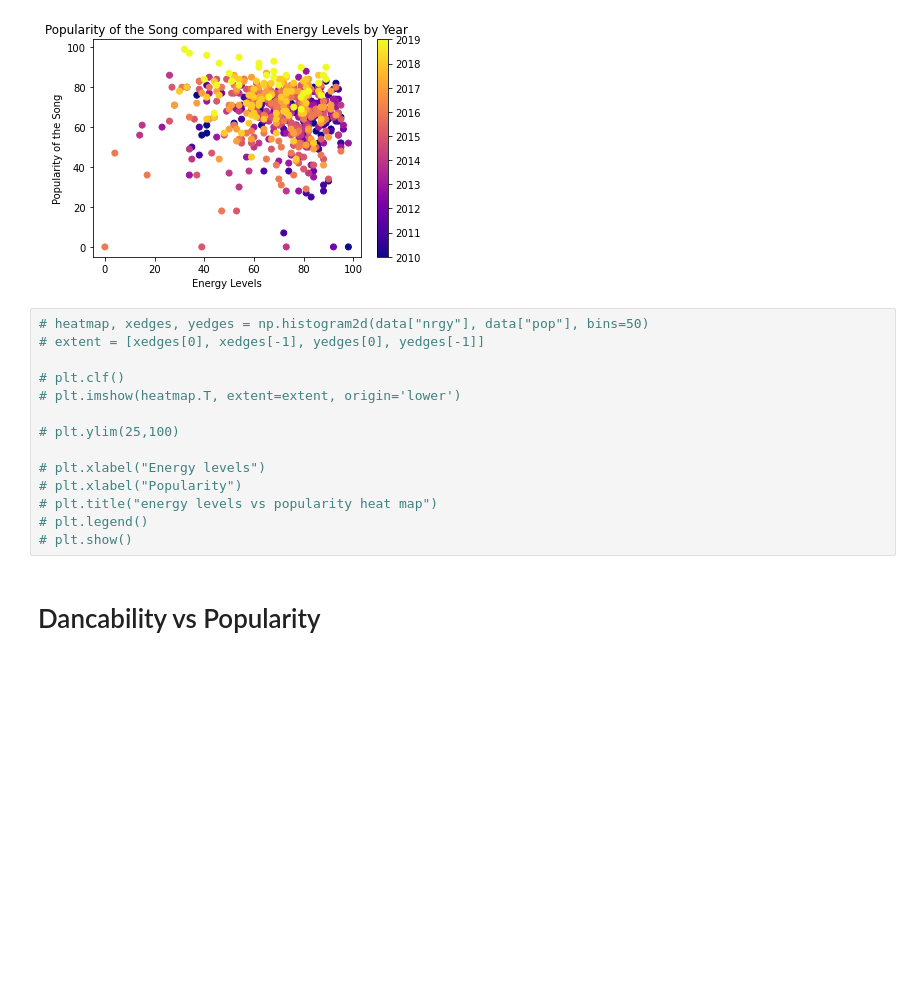
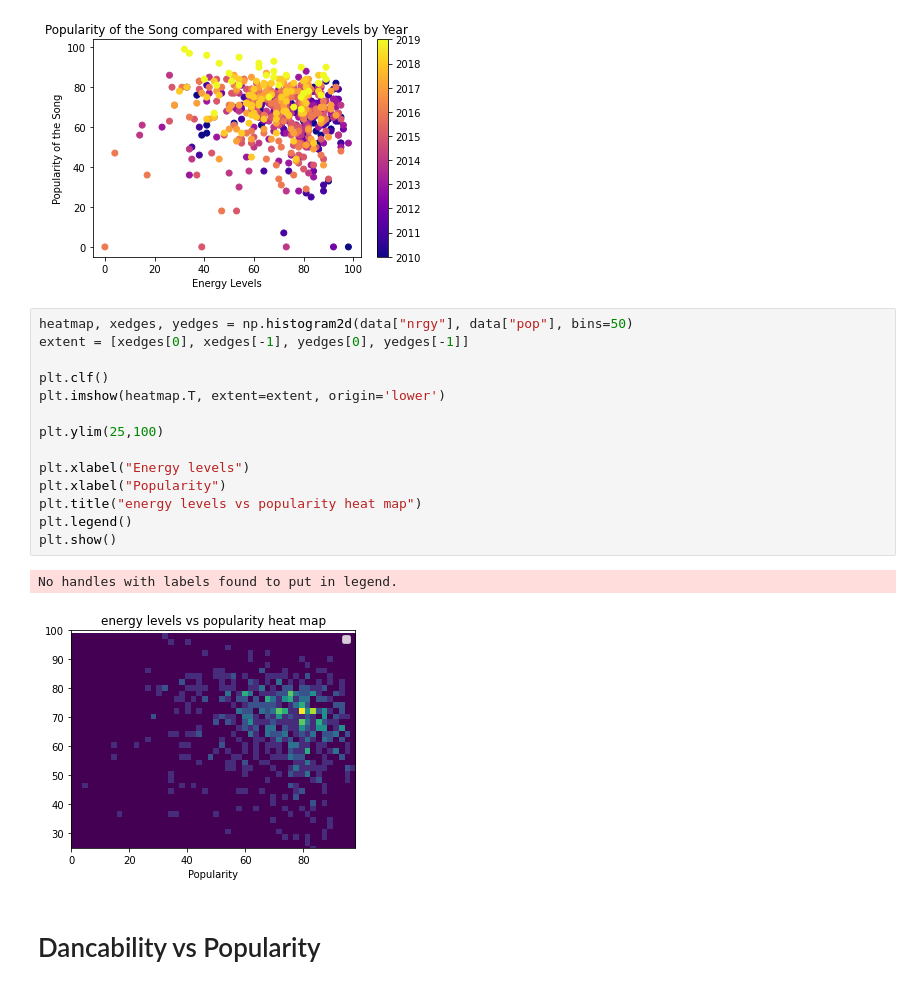
Before and after one commit to bisho121/music_project, a Jupyter notebook: Music_Classification.ipynb, the cells around one changed output. Saved outputs shown, nothing was run; the diff lists cells and outputs as text; blank space fills up the shorter version.

```diff
--- a/Music_Classification.ipynb
+++ b/Music_Classification.ipynb
@@ -112,19 +116,22 @@ plt.show()
 # %% [output]
 [figure]
 # %%
-# heatmap, xedges, yedges = np.histogram2d(data["nrgy"], data["pop"], bins=50)
-# extent = [xedges[0], xedges[-1], yedges[0], yedges[-1]]
+heatmap, xedges, yedges = np.histogram2d(data["nrgy"], data["pop"], bins=50)
+extent = [xedges[0], xedges[-1], yedges[0], yedges[-1]]
 
-# plt.clf()
-# plt.imshow(heatmap.T, extent=extent, origin='lower')
+plt.clf()
+plt.imshow(heatmap.T, extent=extent, origin='lower')
 
-# plt.ylim(25,100)
+plt.ylim(25,100)
 
-# plt.xlabel("Energy levels")
-# plt.xlabel("Popularity")
-# plt.title("energy levels vs popularity heat map")
-# plt.legend()
-# plt.show()
+plt.xlabel("Energy levels")
+plt.xlabel("Popularity")
+plt.title("energy levels vs popularity heat map")
+plt.legend()
+plt.show()
+# %% [output]
+No handles with labels found to put in legend.
+[figure, added]
 # %% [markdown]
 # Dancability vs Popularity
 # %%
```
Also changed, not shown: parts of 5 cells of this notebook.
